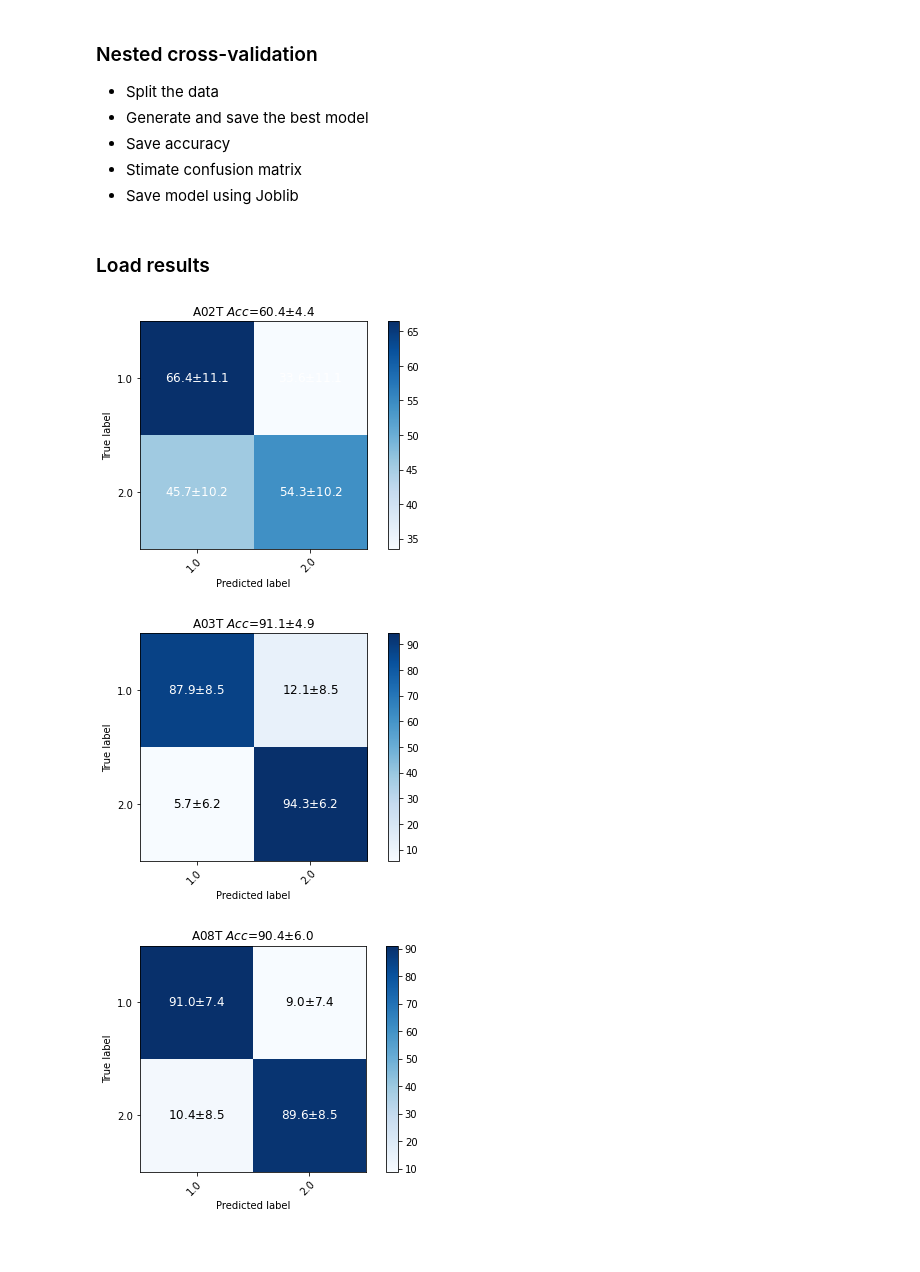
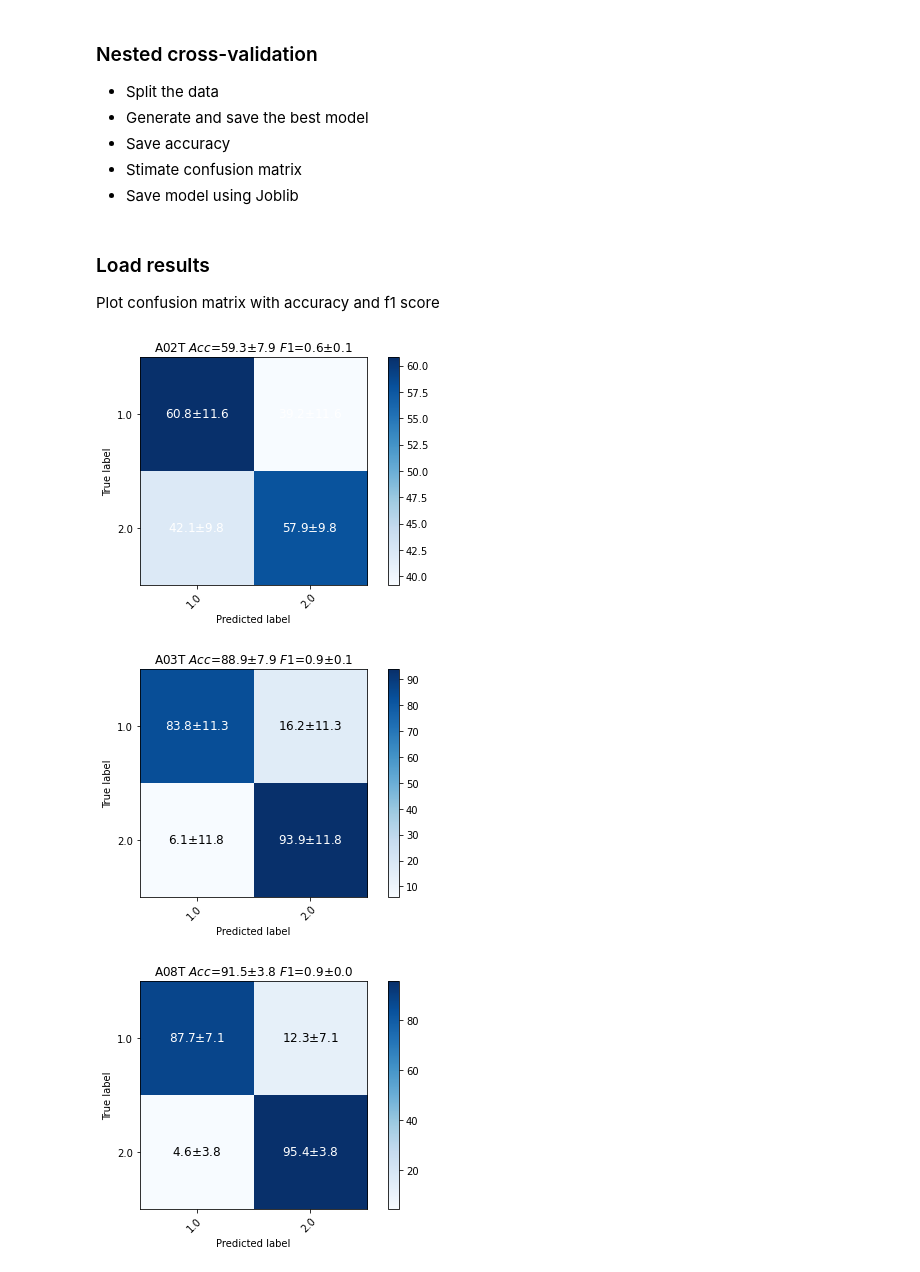
Before and after one commit to HaroldMDiazVargas/OpenBCI-Python, a Jupyter notebook: Run.ipynb, the cells around one changed output. Saved outputs shown, nothing was run; the diff lists cells and outputs as text; code cells hidden in the pictures; blank space fills up the shorter version.

```diff
--- a/Run.ipynb
+++ b/Run.ipynb
@@ -212,7 +223,7 @@ for i in range(channels):
     eeg_raw_plot[i,:]=eeg_raw[i,int(samples_skip):]
 
 
-f_frec = np.array([[1,4],[8,12]])
+f_frec = np.array([[1,4],[8,30]])
 nf,ff = f_frec.shape
 nyq = 0.5 * fs
 order = 5
@@ -267,36 +278,37 @@ Save raw data in a NxM list where N is the subject and M correspond to:
 - 5: Trials of each class
 - 6: Identify where the artifacts are located
 # %%
-from MIfunctions import *
-from sklearn.model_selection import train_test_split,GridSearchCV,cross_val_score, cross_val_predict
-from sklearn.metrics import confusion_matrix, accuracy_score, classification_report, f1_score
-from sklearn.preprocessing import StandardScaler
-from sklearn.naive_bayes import GaussianNB
-from sklearn.pipeline import Pipeline
-from joblib import dump, load
-import numpy as np
-import mne
-
-
 Xraw_list = []        # raw data list
+Xraw_validation_list = []
 subj = [2,3,8,9]      # subjects
 Ch = np.arange(0,22)
 clases = [769,770]    # left and right classes
-vt = [-1,3.5]           # analysis window : -li:lf stimulus cue
+vt = [-1,3.5]         # analysis window : -li:lf stimulus cue
+
 
 for i in (subj):
     name = 'SavedData/A0' + str(i)
     filename_train = name+'T.gdf'
     i_muestras, i_clases, raw, Xraw, y, ni,m = leer_bci42a_train_full(filename_train,clases,Ch,vt)
-    Xraw_list.append((i_muestras, i_clases, raw, Xraw, y, ni,m))
+    remv_val = [0,1,2,int(ni[0]),int(ni[0]+1)]#Xraw.shape[0]-3,Xraw.shape[0]-2]#,Xraw.shape[0]-1]
+
+    Xraw_vector = np.delete(Xraw, remv_val, axis=0)
+    y_vector = np.delete(y, remv_val, axis=0)
+
+    Xraw_validation = np.zeros((len(remv_val),Xraw.shape[1],Xraw.shape[2]))
+    y_validation = np.zeros((len(remv_val)))
+    for k in range(len(remv_val)):
+        Xraw_validation[k,:,:] = Xraw[remv_val[k],:,:]
+        y_validation[k] = y[remv_val[k]]
+
+    Xraw_list.append((i_muestras, i_clases, raw, Xraw_vector, y_vector, ni,m))
+    Xraw_validation_list.append((Xraw_validation, y_validation))
     print("Subject A0"+str(i)+"T")
     print("Epochs: ",Xraw.shape[0])
     print("Left  trials: ",ni[0])
     print("Right trials: ",ni[1],"\n")
 fs = Xraw_list[0][2].info['sfreq']
-
-
-print("Sample frequency:", raw.info['sfreq'])
+print("Sample frequency:", fs)
 print("SamplesxEpoch: ",Xraw.shape[2])
 print("TimexEpoch: ",Xraw.shape[2]/fs)
 print("Channels: ",Xraw.shape[1])
@@ -419,6 +430,7 @@ parameters ={'rep__ncomp':[2,4,8,16,Xraw.shape[1]]}
 # %%
 Niter = 10                         #Partitions
 acc =np.zeros(Niter)               #Save accuracy
+f1 = np.zeros(Niter)
 
 for i in range(len(subj)):
     print('SUBJECT A0'+str(subj[i])+'T')
@@ -439,6 +451,7 @@ for i in range(len(subj)):
             best_parameters.append(grid_search.best_params_)
 
             acc[j] = 100*accuracy_score(y_test,y_pred)
+            f1[j] = f1_score(y_test,y_pred)
             cm = confusion_matrix(y_test, y_pred)
             cm = 100*cm.astype('float') / cm.sum(axis=1)[:, np.newaxis]
             cmc[j] = cm
@@ -449,25 +462,28 @@ for i in range(len(subj)):
             print('confusionmatrix \n',cmc[j])
             savedata = {
                 'acc':acc,
+                'f1score':f1,
                 'confusionmatrix':cmc,
                 'best_models':best_estimators,
                 'best_parameters':best_parameters,
                   }
             dump(savedata,'results/A0'+str(subj[i])+'TBCI2csp.joblib')
-# %% [markdown]
-###  Load results
+# %% [markdown]
+###  Load results
+Plot confusion matrix with accuracy and f1 score
 # %%
 for i in (subj):
     loadeddata = load('results/A0'+str(i)+'TBCI2csp.joblib')
+    f1score = loadeddata['f1score']
     acc = loadeddata['acc']
     cmc = loadeddata['confusionmatrix']
     best_estimators = loadeddata['best_models']
     best_parameters = loadeddata['best_parameters']
     plot_confusion_matrix_MS(np.mean(cmc,axis=0), np.std(cmc,axis=0), np.unique(y))
-    plt.title('A0'+str(i)+'T ${Acc}$='+ format(np.mean(acc),'.1f') +'$\pm$'+ format(np.std(acc),'.1f'))
+    plt.title('A0'+str(i)+'T ${Acc}$='+ format(np.mean(acc),'.1f') +'$\pm$'+ format(np.std(acc),'.1f')+' ${F1}$='+format(np.mean(f1score),'.1f')+'$\pm$'+ format(np.std(f1score),'.1f'))
     plt.savefig('results/A0'+str(i)+'TConfusionMatrix.pdf', dpi=300, bbox_inches='tight')
-plt.show()
+    plt.show()
 # %% [output]
-[figure, old version]
+[figure, new version]
-[figure, old version]
+[figure, new version]
-[figure, old version]
+[figure, new version]
```
Also changed, not shown: parts of 11 cells of this notebook, 1 other file.
